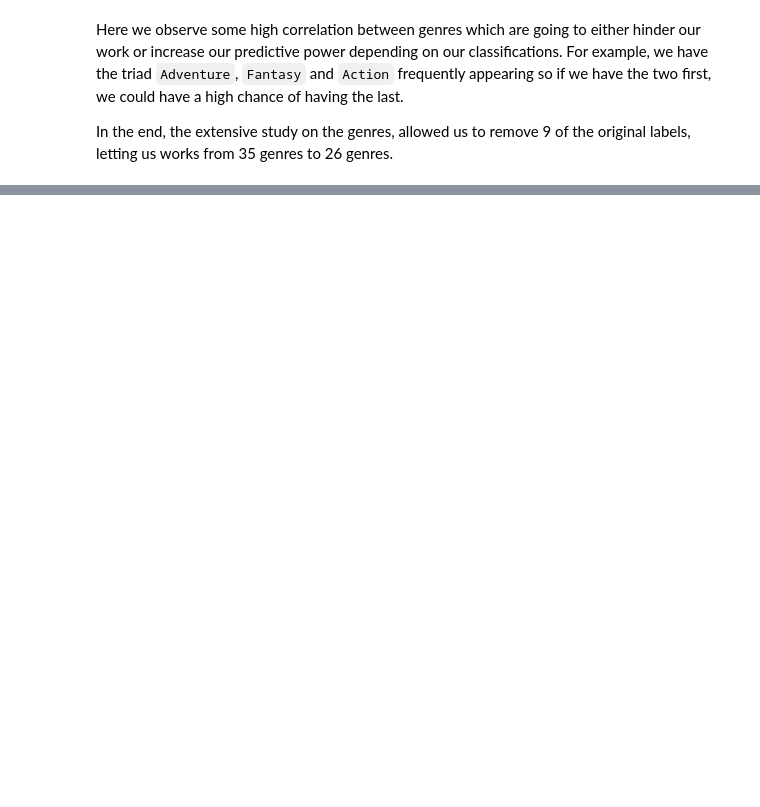
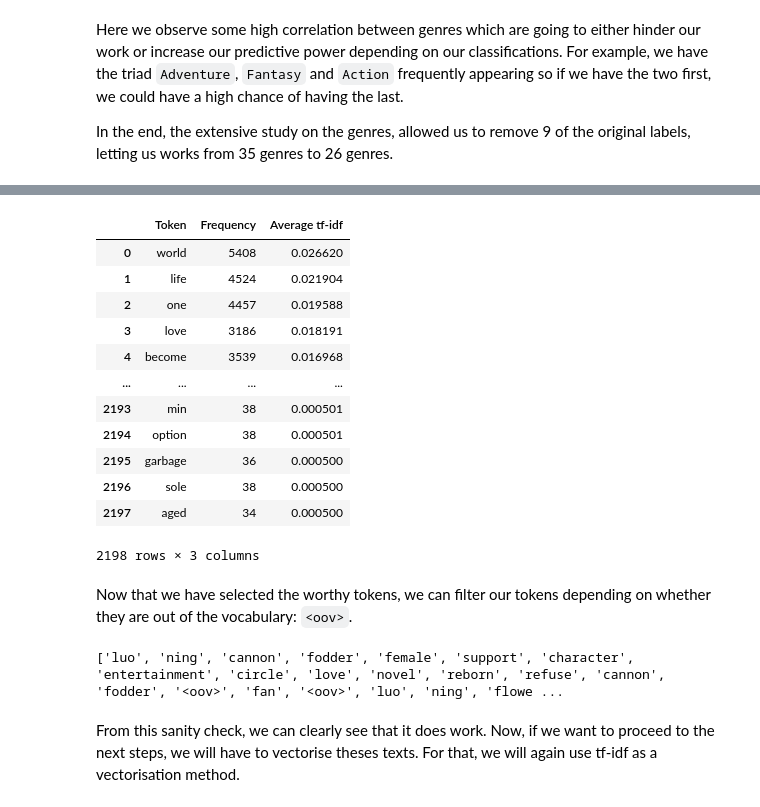
Before and after one commit to minhquan-Hoang95/WNLNLesage_Hoang_Prediction_NLP2026, a Jupyter notebook: project.ipynb, the cells around one changed output, grey strips where cells are left out. Cells and saved outputs as stored; diff of their text form; code cells hidden in the pictures; blank space fills up the shorter version.

Commit message:
Partially finish the preprocessing

```diff
--- a/project.ipynb
+++ b/project.ipynb
@@ -487,0 +529,20 @@ array([[['To sum up in a sentence, transmigrating to different worlds to wash sl
+# %%
+# Counter of word from training set
+trainingWordCounter = Counter(chain.from_iterable(preprocessedX_train))
+
+# Get a vectorizer
+vectorizer = TfidfVectorizer(
+    tokenizer = lambda x: x, # Input as tokens
+    preprocessor = lambda x: x, # Skip preprocessing (already done)
+    token_pattern = None # Disable tokenizer (we already have tokens)
+)
+
+# Get TfIdf
+preprocessingTFIDFMatrix = vectorizer.fit_transform(preprocessedX_train)
+
+# Get the vocabulary mapping
+trainingVocab = vectorizer.vocabulary_
+inversedTrainingVocab = {v:k for k,v in trainingVocab.items()}
+
+# Get the initial size of the training vocabulary
+print(f"Size of the vocabulary: {len(trainingVocab)}")
@@ -487,0 +555,58 @@ array([[['To sum up in a sentence, transmigrating to different worlds to wash sl
+# %%
+# The minimal threshold on tf-idf for which a token is not considered rare anymore.
+# This threshold is purely arbitrary and could be used as an hyperparameter if the time/Processing time is on our side
+# This threshold was chose to observe token that are not atrociously rare while being important in the semantics. By this
+# threshold, we have approximately 2.2k vocabulary size, which is also reasonable for our system.
+threshold = 0.0005 #0.0005
+
+# Get the vocab above the threshold in term of average tf-idf
+filteredVocabID = np.argwhere(preprocessingTFIDFMatrix.mean(axis=0)>threshold)[:,1]
+filterVocab = set([inversedTrainingVocab[i] for i in filteredVocabID])
+
+# Plot the results of the selection
+pd.DataFrame(
+    list(sorted([(
+        vocab,
+        trainingWordCounter[vocab],
+        preprocessingTFIDFMatrix[:, trainingVocab[vocab]].mean(axis=0).round(6).tolist()[0][0]
+    ) for vocab in filterVocab], key=lambda x: x[2], reverse=True)),
+    columns=["Token", "Frequency", "Average tf-idf"]
+)
+# %% [output]
+|  | Token | Frequency | Average tf-idf |
+| 0 | world | 5408 | 0.026620 |
+| 1 | life | 4524 | 0.021904 |
+| 2 | one | 4457 | 0.019588 |
+| 3 | love | 3186 | 0.018191 |
+| 4 | become | 3539 | 0.016968 |
+| ... | ... | ... | ... |
+| 2193 | min | 38 | 0.000501 |
+| 2194 | option | 38 | 0.000501 |
+| 2195 | garbage | 36 | 0.000500 |
+| 2196 | sole | 38 | 0.000500 |
+| 2197 | aged | 34 | 0.000500 |
+2198 rows × 3 columns
+# %% [markdown]
+Now that we have selected the worthy tokens, we can filter our tokens depending on whether they are out of the vocabulary: `<oov>`.
+# %%
+# Filter <oov> for training set
+preprocessedFilteredX_train = [
+    list(map(lambda x: "<oov>" if x not in filterVocab else x, doc)) for doc in preprocessedX_train
+]
+
+# Filter <oov> for dev set
+preprocessedFilteredX_dev = [
+    list(map(lambda x: "<oov>" if x not in filterVocab else x, doc)) for doc in preprocessedX_dev
+]
+
+# Filter <oov> for test set
+preprocessedFilteredX_test = [
+    list(map(lambda x: "<oov>" if x not in filterVocab else x, doc)) for doc in preprocessedX_test
+]
+
+# Check if it worked
+print(preprocessedFilteredX_test[0])
+# %% [output]
+['luo', 'ning', 'cannon', 'fodder', 'female', 'support', 'character', 'entertainment', 'circle', 'love', 'novel', 'reborn', 'refuse', 'cannon', 'fodder', '<oov>', 'fan', '<oov>', 'luo', 'ning', 'flowe ...
+# %% [markdown]
+From this sanity check, we can clearly see that it does work. Now, if we want to proceed to the next steps, we will have to vectorise theses texts. For that, we will again use tf-idf as a vectorisation method.
```
Also changed, not shown: parts of 22 cells of this notebook, 2 other files.
